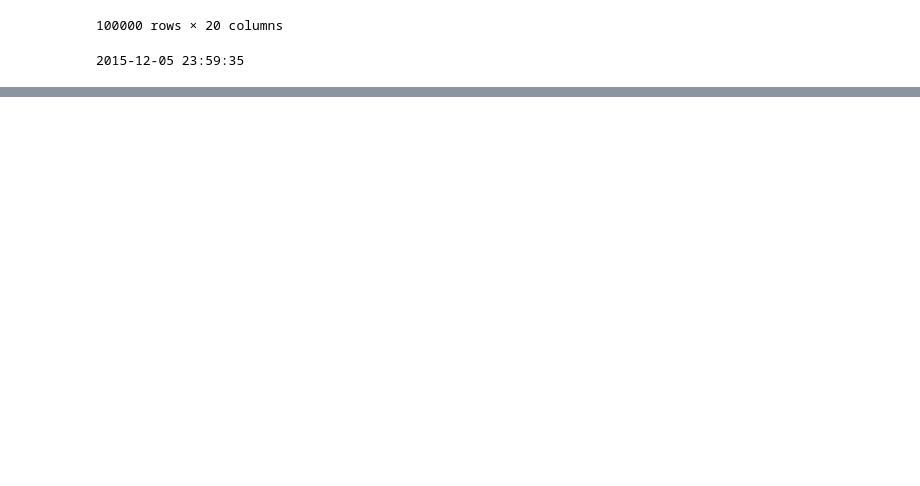
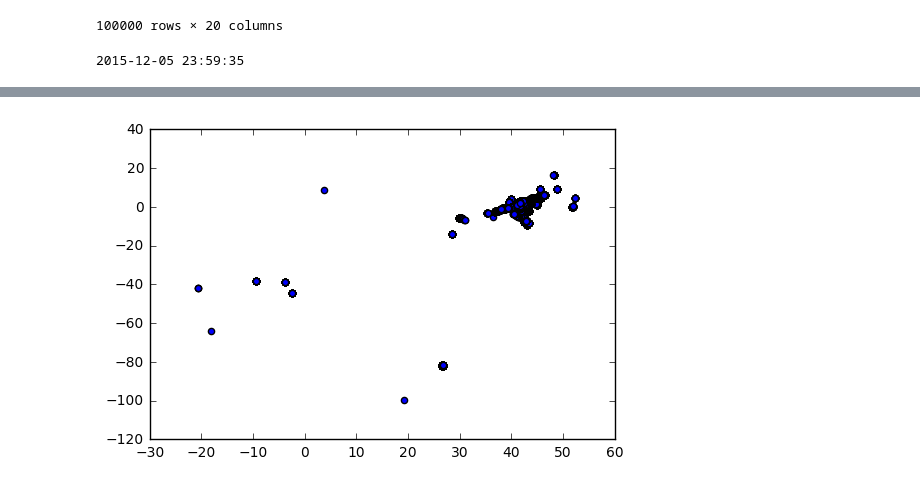
Before and after one commit to RichardoC/ACCD, a Jupyter notebook: Angel_test.ipynb, the cells around one changed output, grey strips where cells are left out. Saved outputs shown, nothing was run; the diff lists cells and outputs as text; code cells hidden in the pictures; blank space fills up the shorter version.

```diff
--- a/Angel_test.ipynb
+++ b/Angel_test.ipynb
@@ -37,7 +42,8 @@ print dt
 2015-12-05 23:59:35
 # %%
 def getPosition(i):
-    return (d.iloc[i-1]['lat'],data.iloc[i-1]['lng'])
+    return (d.iloc[i]['lat'],data.iloc[i]['lng'])
+    #Returns a tuple with the coordinates of the choosen position
 # %%
 import random
 import webbrowser
@@ -54,0 +60,12 @@ ImportError: No module named pyshp
+# %%
+x=[]
+y=[]
+for i in range(len(d.index)):
+    pos=getPosition(i)
+    x.append(pos[0])
+    y.append(pos[1])
+# %%
+plt.scatter(x,y)
+plt.show()
+# %% [output]
+[figure, added]
```
Also changed, not shown: parts of 10 cells of this notebook.
